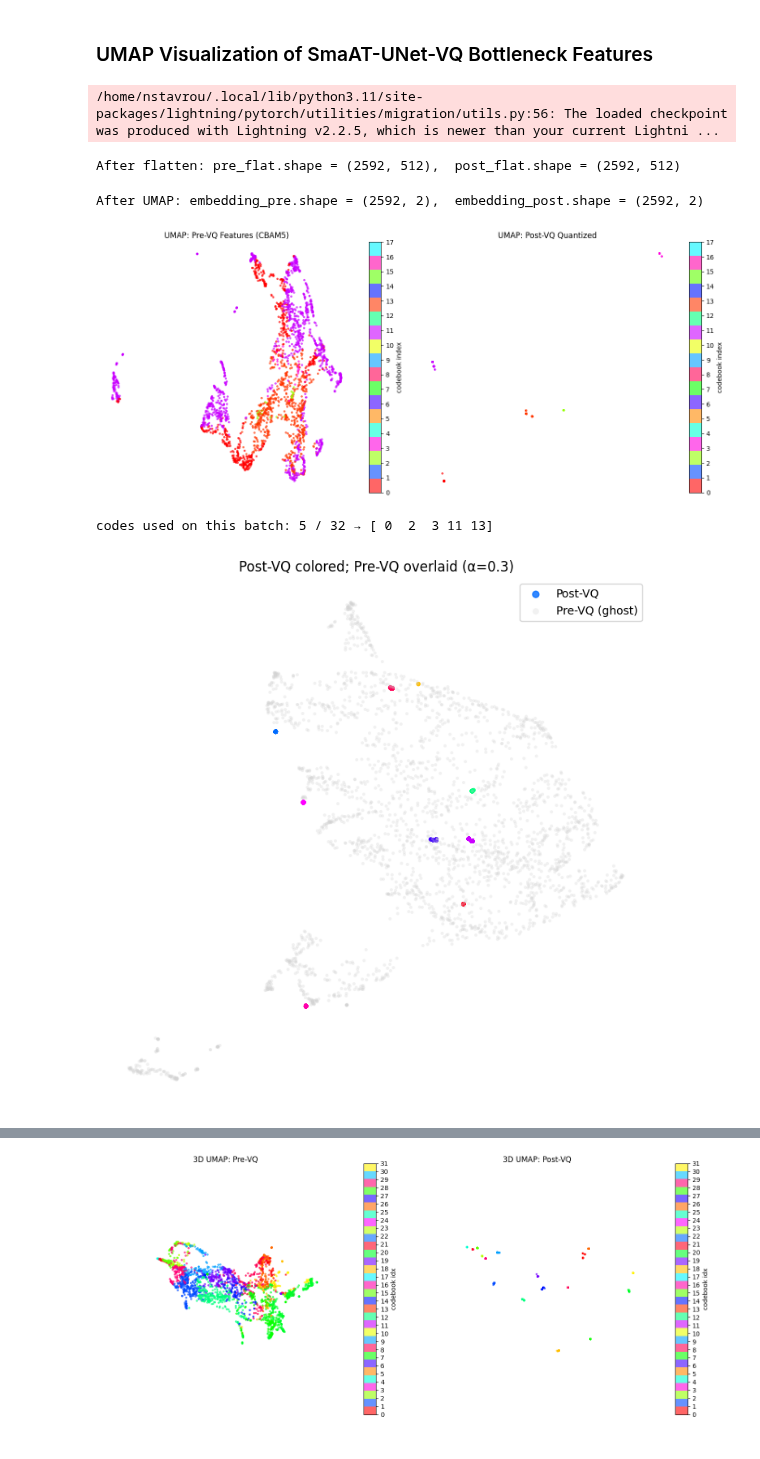
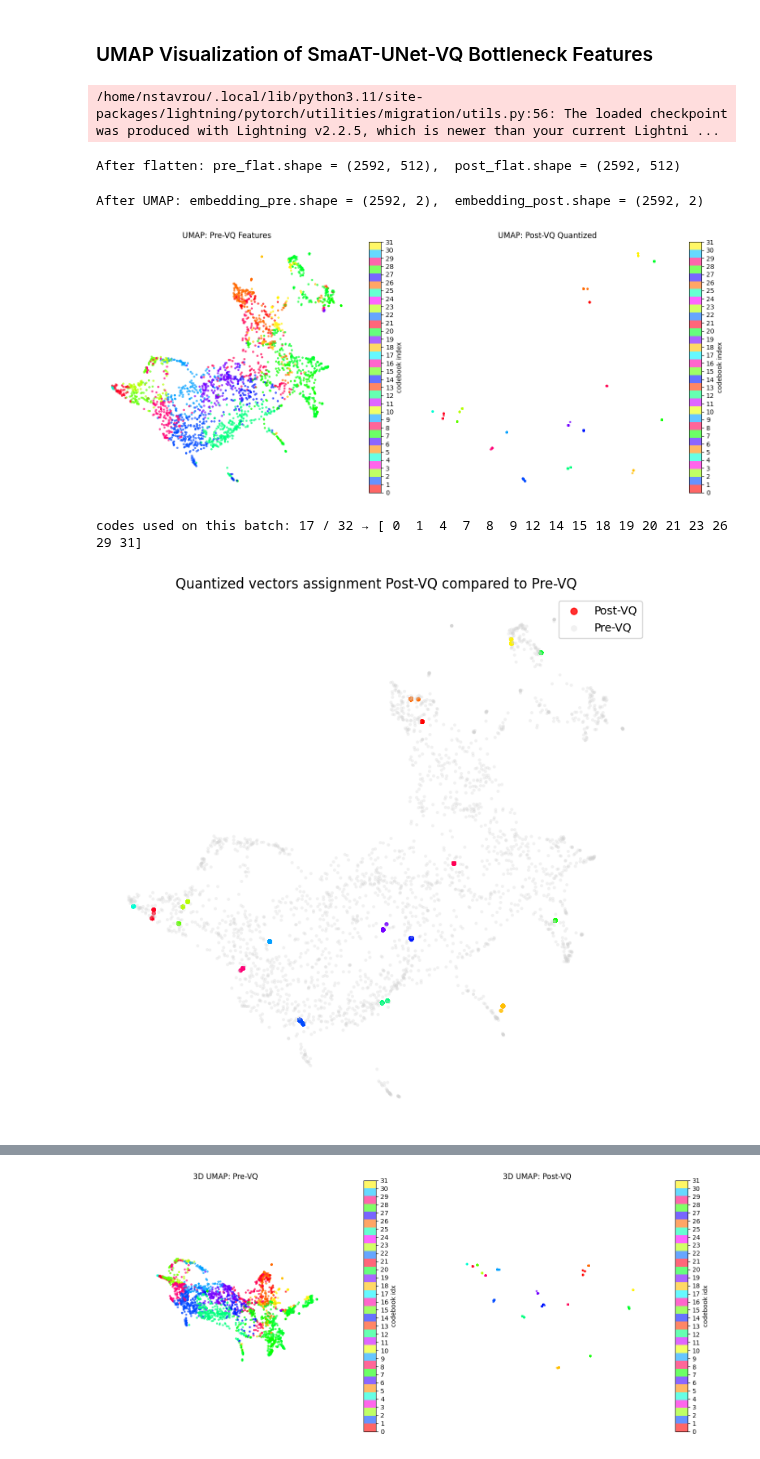
Before and after one commit to nstavr04/MasterThesisSnellius, a Jupyter notebook: ThesisCode/UMAP.ipynb, the cells around one changed output, grey strips where cells are left out. Drawn from its saved outputs; the diff is of its cells as text; code cells hidden in the pictures.

Commit message:
plot changes etc.

```diff
--- a/ThesisCode/UMAP.ipynb
+++ b/ThesisCode/UMAP.ipynb
@@ -23,21 +23,21 @@ hparams = argparse.Namespace(
     bilinear=True,
     reduction_ratio=16,
     kernels_per_layer=2,
-    vq_num_embeddings=18,     # K
+    vq_num_embeddings=32,     # K
     vq_commitment_cost=0.75,  # β
-    model_type="partialmixconv",
+    model_type="nomixconv",
 )
-# checkpoint_path = (
-#     "best_results/SmaAT_UNet_VQ_MSE-num32-commit0.75_rain_threshold_50_"
-#     "epoch=74-val_total_loss=0.183429.ckpt"
-# )
+checkpoint_path = (
+    "best_results/SmaAT_UNet_VQ_MSE-num32-commit0.75_rain_threshold_50_"
+    "epoch=74-val_total_loss=0.183429.ckpt"
+)
 # checkpoint_path = (
 #         "best_results/SmaAT_UNet_VQ_MSE-MixConv-downdownmixmix-mixupupup-best-0.0120-num32-commit0.75_rain_threshold_50_epoch=49-val_total_loss=0.217658.ckpt"
 #   )
 
-checkpoint_path = (
-    "checkpoints/comparison/SmaAT_UNet_VQ_MSE_PartialMixConv-num18-commit0.75_rain_threshold_50_epoch=37-val_total_loss=0.245800.ckpt"
-  )
+# checkpoint_path = (
+#     "checkpoints/comparison/SmaAT_UNet_VQ_MSE_PartialMixConv-num18-commit0.75_rain_threshold_50_epoch=37-val_total_loss=0.245800.ckpt"
+#   )
 
 
 # Load model & move to GPU
@@ -97,7 +97,7 @@ reducer = umap.UMAP(
     n_neighbors=30,
     min_dist=0.1,
     n_components=2,
-    random_state=41
+    random_state=4
 )
 embedding_pre  = reducer.fit_transform(pre_flat)    # (N,2)
 embedding_post = reducer.transform(post_flat)       # (N,2)
@@ -126,36 +126,36 @@ sc = ax.scatter(
     vmin=0, vmax=K-1,
     s=6, alpha=0.6
 )
-ax.set_title("UMAP: Pre-VQ Features (CBAM5)")
+ax.set_title("UMAP: Pre-VQ Features")
 ax.axis("off")
 cb = plt.colorbar(sc, ax=ax, ticks=np.arange(K))
 cb.set_label("codebook index")
 
 # Post-VQ
 ax = plt.subplot(1,2,2)
 sc2 = ax.scatter(
     embedding_post[:,0], embedding_post[:,1],
     c=code_idxs,
     cmap=cmap,
     vmin=0, vmax=K-1,
     s=6, alpha=0.6
 )
 ax.set_title("UMAP: Post-VQ Quantized")
 ax.axis("off")
 cb2 = plt.colorbar(sc2, ax=ax, ticks=np.arange(K))
 cb2.set_label("codebook index")
 
 plt.tight_layout()
 plt.show()
 
 uniq, cnt = np.unique(code_idxs, return_counts=True)
 print(f"codes used on this batch: {len(uniq)} / 32 → {uniq}")
 # %% [output]
 /home/nstavrou/.local/lib/python3.11/site-packages/lightning/pytorch/utilities/migration/utils.py:56: The loaded checkpoint was produced with Lightning v2.2.5, which is newer than your current Lightni ...
 After flatten: pre_flat.shape = (2592, 512),  post_flat.shape = (2592, 512)
 After UMAP: embedding_pre.shape = (2592, 2),  embedding_post.shape = (2592, 2)
-[figure, old version]
+[figure, new version]
-codes used on this batch: 5 / 32 → [ 0  2  3 11 13]
+codes used on this batch: 17 / 32 → [ 0  1  4  7  8  9 12 14 15 18 19 20 21 23 26 29 31]
 # %%
 # We plot the before (with grayscale) and after (with color) on the same area because on the image above the scale is different between the two images which might be confusing
 
@@ -181,14 +181,14 @@ ax.scatter(
     alpha=0.3,
     marker='o',
     edgecolors='none',
-    label='Pre-VQ (ghost)',
+    label='Pre-VQ',
     zorder=2
 )
 
 ax.axis('off')
-ax.set_title("Post-VQ colored; Pre-VQ overlaid (α=0.3)")
+ax.set_title("Quantized vectors assignment Post-VQ compared to Pre-VQ")
 ax.legend(loc='upper right', markerscale=2)
 plt.tight_layout()
 plt.show()
 # %% [output]
-[figure, old version]
+[figure, new version]
```
Also changed, not shown: parts of 1 cell of this notebook, 7 other files.
